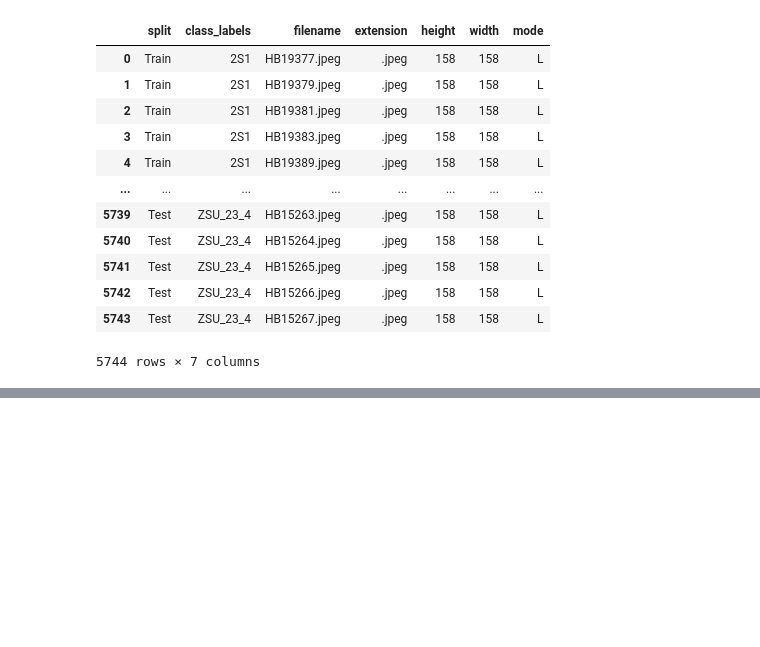
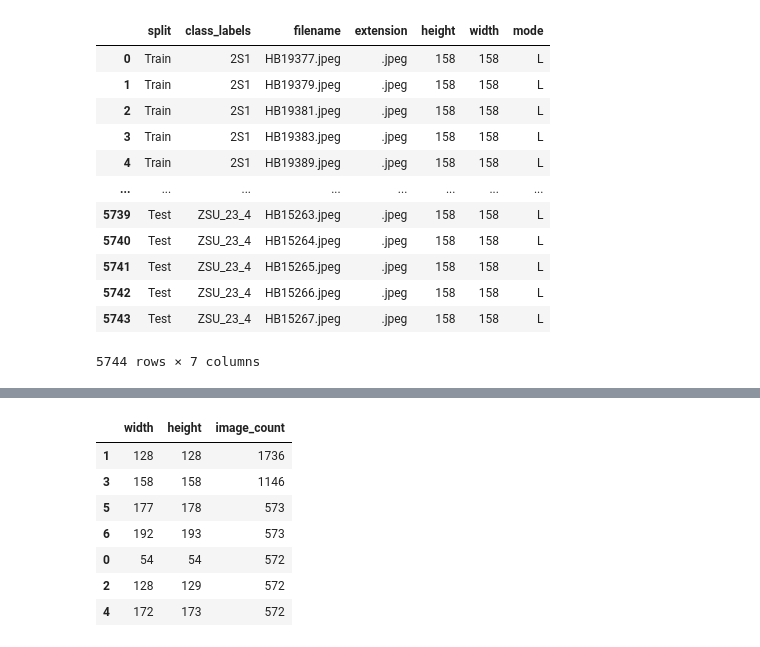
Before and after one commit to SoftDev-Candy/GeoSpace_Defence_AI, a Jupyter notebook: notebooks/01_understanding_dataset.ipynb, the cells around one changed output, grey strips where cells are left out. Cells and saved outputs as stored; diff of their text form; code cells hidden in the pictures; blank space fills up the shorter version.

```diff
--- a/notebooks/01_understanding_dataset.ipynb
+++ b/notebooks/01_understanding_dataset.ipynb
@@ -360,0 +396,20 @@ Shape: (5744, 7)
+# %%
+#check dimensions
+dimension_counts = (
+    df_class_metadata
+    .groupby(["width", "height"])
+    .size()
+    .reset_index(name="image_count")
+    .sort_values("image_count", ascending=False)
+)
+
+dimension_counts
+# %% [output]
+|  | width | height | image_count |
+| 1 | 128 | 128 | 1736 |
+| 3 | 158 | 158 | 1146 |
+| 5 | 177 | 178 | 573 |
+| 6 | 192 | 193 | 573 |
+| 0 | 54 | 54 | 572 |
+| 2 | 128 | 129 | 572 |
+| 4 | 172 | 173 | 572 |
```
Also changed, not shown: parts of 4 cells of this notebook.
